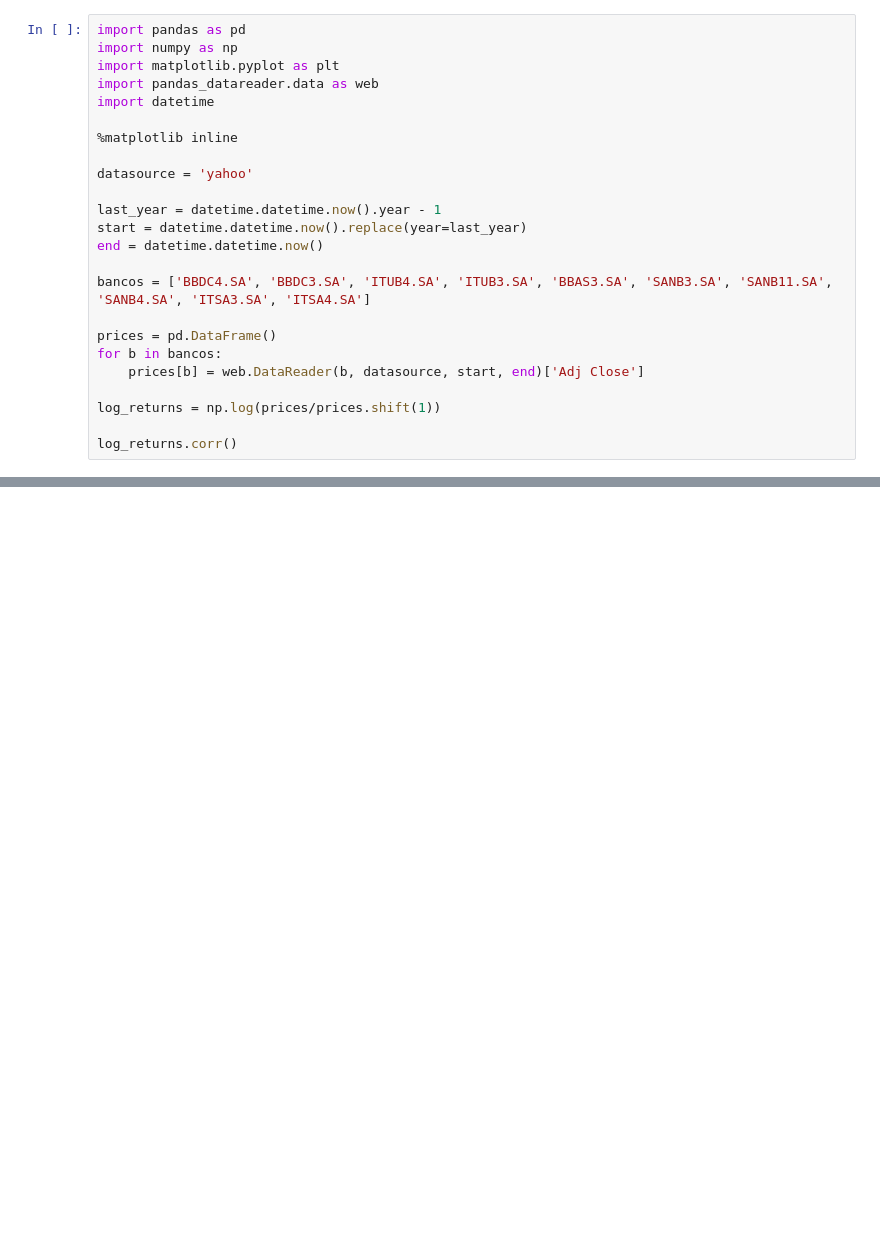
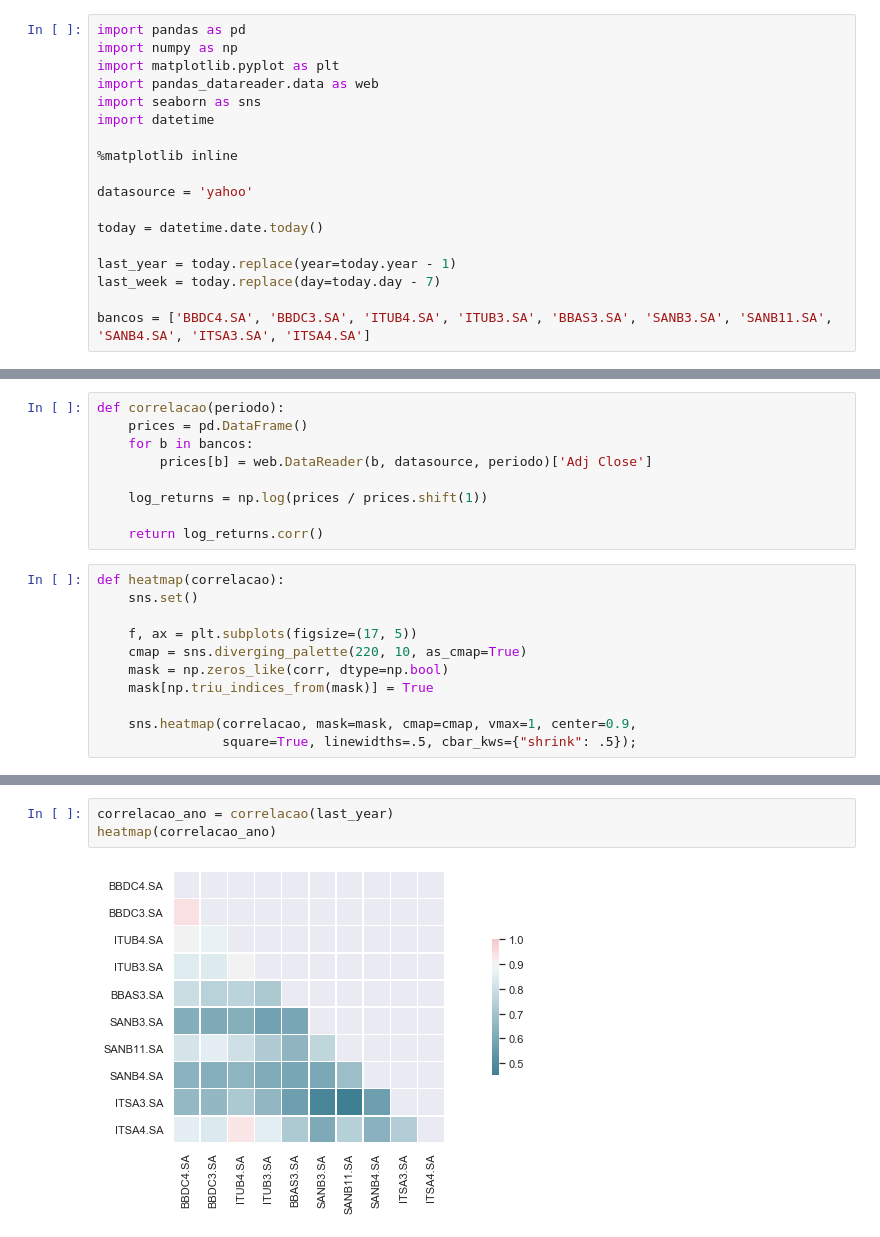
Before and after one commit to albertoivo/nossasrotas-finance, a Jupyter notebook: Long X Short.ipynb, the cells around one changed output, grey strips where cells are left out. Cells and saved outputs as stored; diff of their text form; blank space fills up the shorter version.

```diff
--- a/Long X Short.ipynb
+++ b/Long X Short.ipynb
@@ -3,22 +5,16 @@ import pandas as pd
 import numpy as np
 import matplotlib.pyplot as plt
 import pandas_datareader.data as web
+import seaborn as sns
 import datetime
 
 %matplotlib inline
 
 datasource = 'yahoo'
 
-last_year = datetime.datetime.now().year - 1
-start = datetime.datetime.now().replace(year=last_year)
-end = datetime.datetime.now()
+today = datetime.date.today()
+
+last_year = today.replace(year=today.year - 1)
+last_week = today.replace(day=today.day - 7)
 
 bancos = ['BBDC4.SA', 'BBDC3.SA', 'ITUB4.SA', 'ITUB3.SA', 'BBAS3.SA', 'SANB3.SA', 'SANB11.SA', 'SANB4.SA', 'ITSA3.SA', 'ITSA4.SA']
-
-prices = pd.DataFrame()
-for b in bancos:
-    prices[b] = web.DataReader(b, datasource, start, end)['Adj Close']
-
-log_returns = np.log(prices/prices.shift(1))
-
-log_returns.corr()
@@ -36,0 +21,20 @@ log_returns.corr()
+# %%
+def correlacao(periodo):
+    prices = pd.DataFrame()
+    for b in bancos:
+        prices[b] = web.DataReader(b, datasource, periodo)['Adj Close']
+
+    log_returns = np.log(prices / prices.shift(1))
+
+    return log_returns.corr()
+# %%
+def heatmap(correlacao):
+    sns.set()
+
+    f, ax = plt.subplots(figsize=(17, 5))
+    cmap = sns.diverging_palette(220, 10, as_cmap=True)
+    mask = np.zeros_like(corr, dtype=np.bool)
+    mask[np.triu_indices_from(mask)] = True
+
+    sns.heatmap(correlacao, mask=mask, cmap=cmap, vmax=1, center=0.9,
+                square=True, linewidths=.5, cbar_kws={"shrink": .5});
@@ -36,0 +43,5 @@ log_returns.corr()
+# %%
+correlacao_ano = correlacao(last_year)
+heatmap(correlacao_ano)
+# %% [output]
+[figure, added]
```
Also changed, not shown: parts of 6 cells of this notebook, 7 other files.
